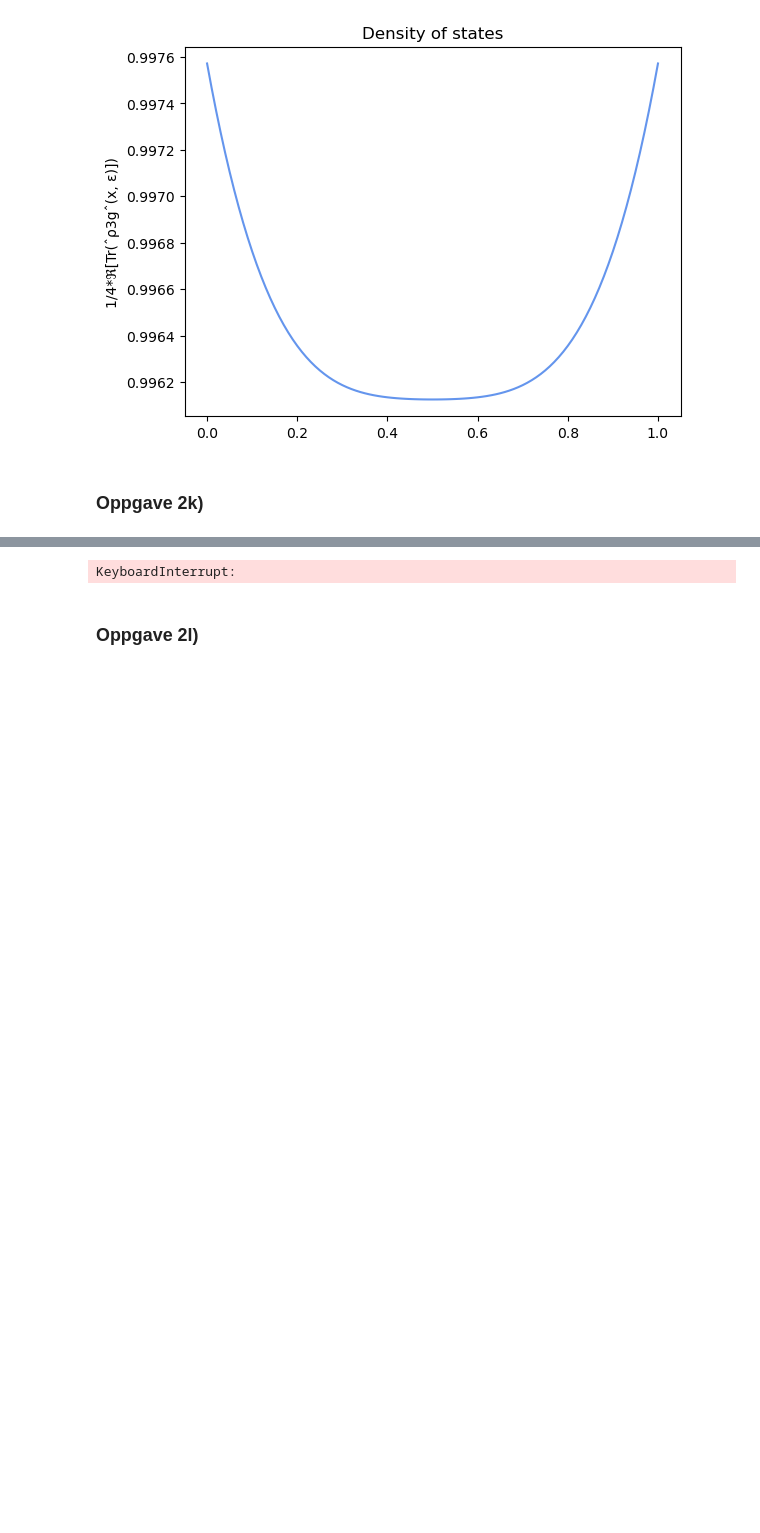
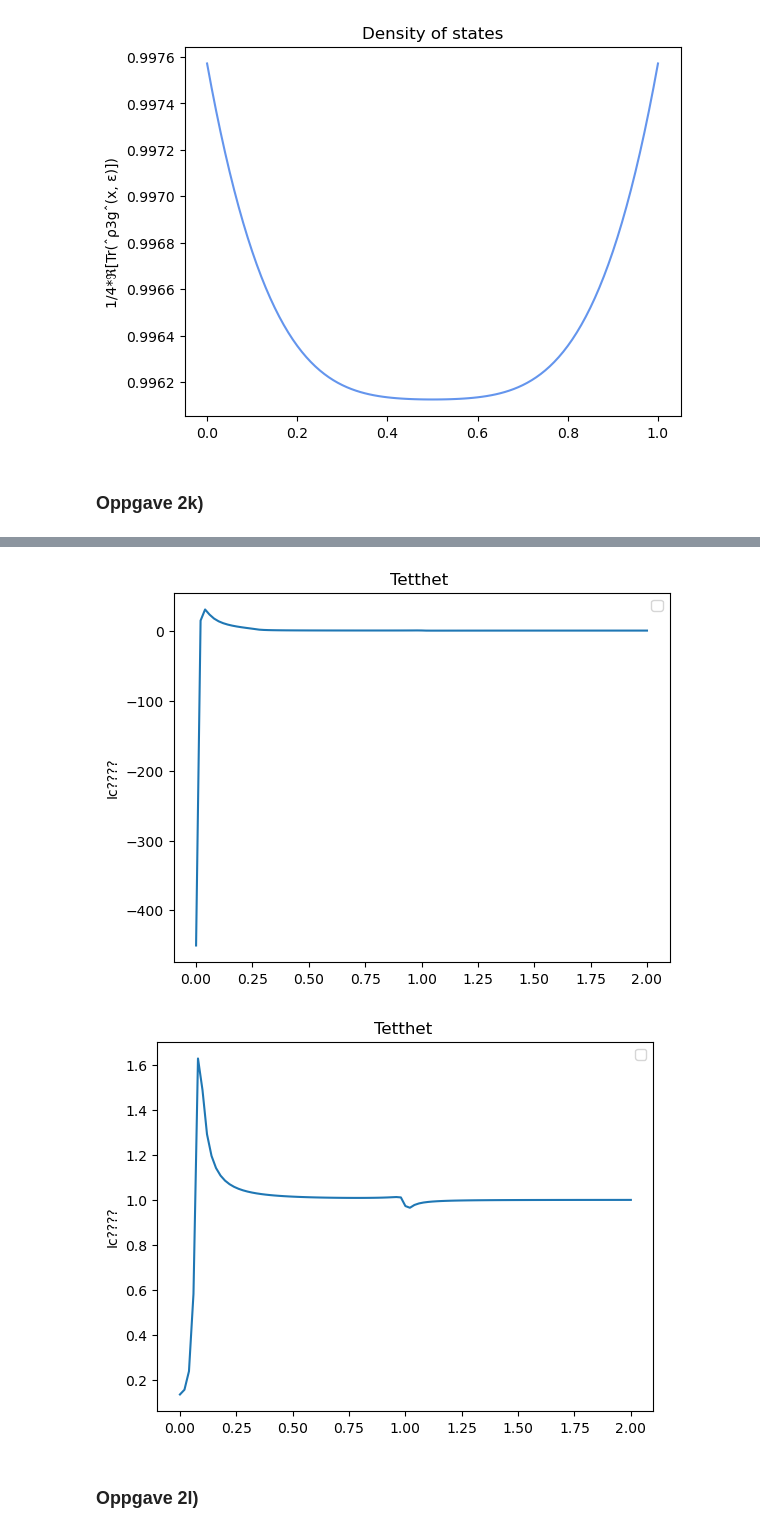
Before and after one commit to cfure3-svg/prosjekt3, a Jupyter notebook: prosjekt3_1504.ipynb, the cells around one changed output, grey strips where cells are left out. Cells and saved outputs as stored; diff of their text form; code cells hidden in the pictures; blank space fills up the shorter version.

```diff
--- a/prosjekt3_1504.ipynb
+++ b/prosjekt3_1504.ipynb
@@ -706,32 +704,43 @@ plt.show()
 ### Oppgave 2k)
 # %%
 #Løse Usadel ligningen for 101 energier på intervallet [0, 2]. Plot tettheten i midten av metallet x = l/2
+
+from tqdm import tqdm
+
 
 
 m = 101
 l_values =[0.5, 1, 2]
 epsilon = np.linspace(2, 0, 101)
 
+total = len(l_values)*len(epsilon)
+
 
 plt.figure()
 
-for l in l_values:
-    x = np.linspace(0, l, m)
-    y = np.zeros((32, m))
-    liste_med_dos = []
-    for e in epsilon:
-        liste, y = calculate_density_of_states(function_to_solve, bc_superleder, x, y)
-        center = np.take(liste, len(liste)//2)
-        liste_med_dos.append(center)
 
-    plt.plot(epsilon, liste_med_dos)
-    plt.title("Tetthet ")
-    plt.ylabel("Ic????")
-    plt.legend()
-    plt.show()
+with tqdm(total=total) as pbar:
+    for l in l_values:
+        x = np.linspace(0, l, m)
+        y = np.zeros((32, m))
+        liste_med_dos = []
+        y_init = y
+        for e in epsilon:
+            liste, solution = calculate_density_of_states(function_to_solve, bc_superleder, x, y_init)
+            y_init = solution
+            center = np.take(liste, len(liste)//2)
+            liste_med_dos.append(center)
+            pbar.update(1)
+
+        plt.plot(epsilon, liste_med_dos)
+        plt.title("Tetthet ")
+        plt.ylabel("Ic????")
+        plt.legend()
+        plt.show()
 # %% [output]
 [figure]
-KeyboardInterrupt:
+[figure, added]
+[figure, added]
 # %% [markdown]
 ### Oppgave 2l)
 # %%
```
Also changed, not shown: parts of 1 cell of this notebook.
